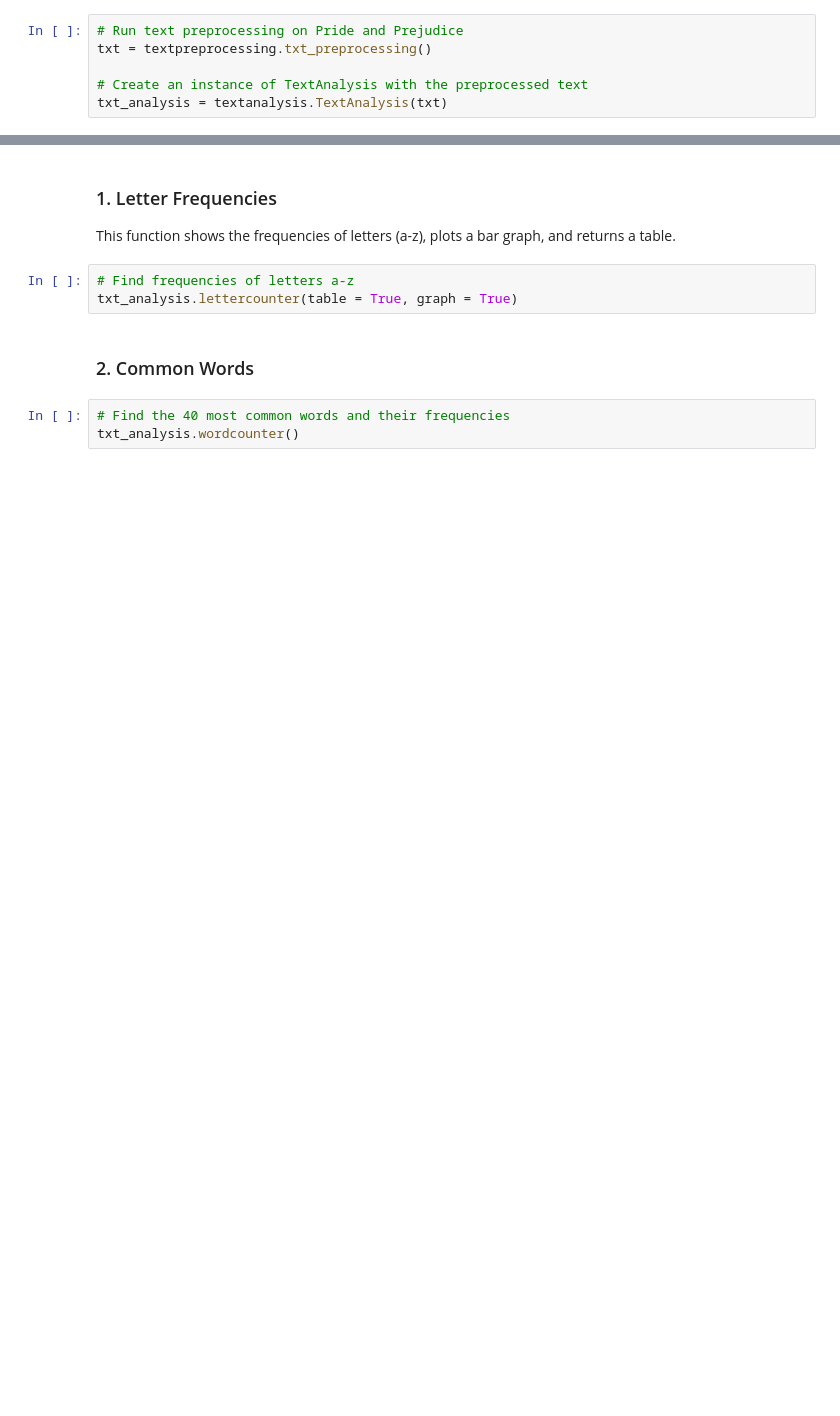
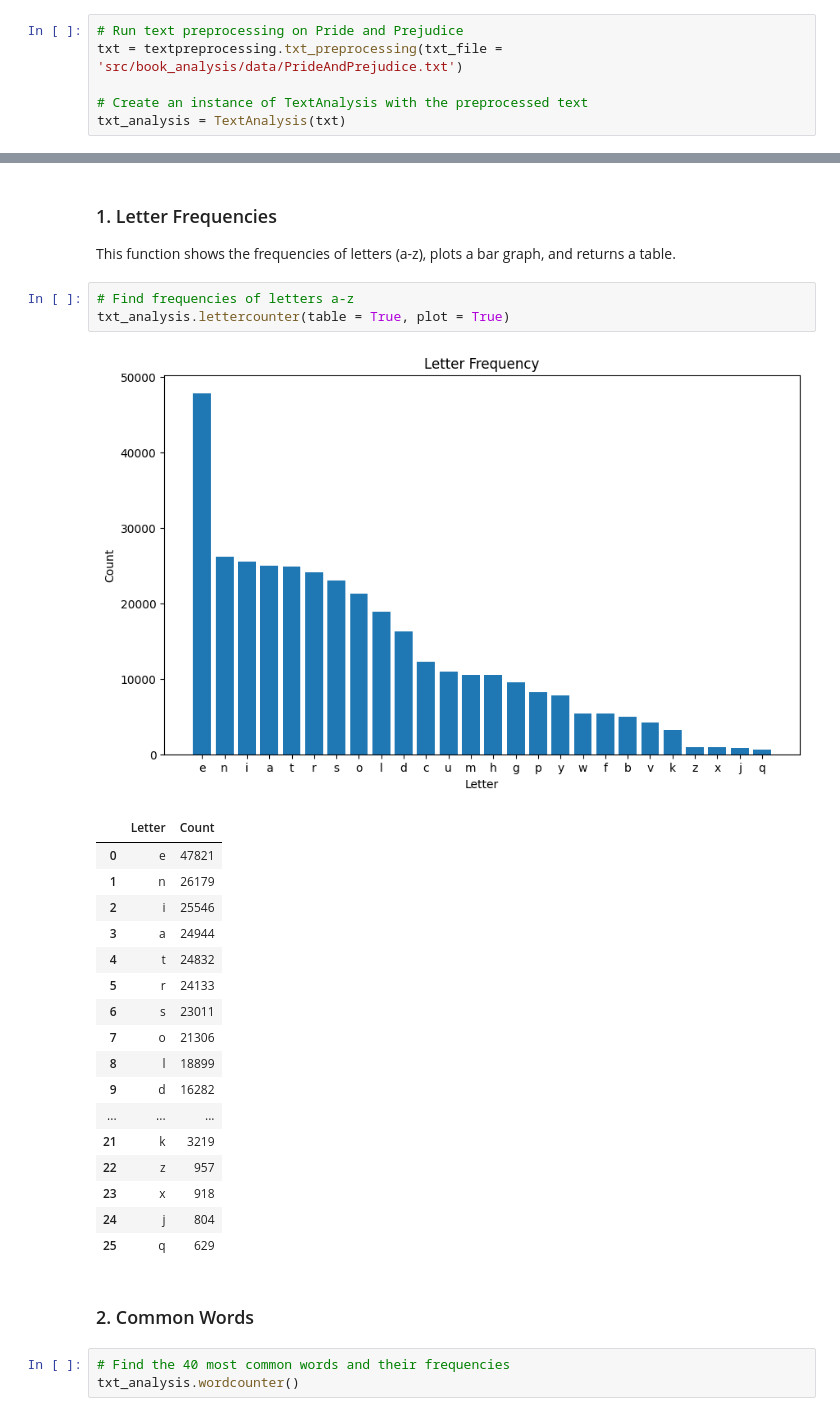
Before and after one commit to Kaxlow/dsa-gp2-books-analysis, a Jupyter notebook: FinalReport.ipynb, the cells around one changed output, grey strips where cells are left out. Saved outputs shown, nothing was run; the diff lists cells and outputs as text; blank space fills up the shorter version.

```diff
--- a/FinalReport.ipynb
+++ b/FinalReport.ipynb
@@ -20,6 +30,6 @@ from src.book_analysis import textpreprocessing
 # %%
 # Run text preprocessing on Pride and Prejudice
-txt = textpreprocessing.txt_preprocessing()
+txt = textpreprocessing.txt_preprocessing(txt_file = 'src/book_analysis/data/PrideAndPrejudice.txt')
 
 # Create an instance of TextAnalysis with the preprocessed text
-txt_analysis = textanalysis.TextAnalysis(txt)
+txt_analysis = TextAnalysis(txt)
@@ -29,7 +42,26 @@ txt_analysis = textanalysis.TextAnalysis(txt)
 This function shows the frequencies of letters (a-z), plots a bar graph, and returns a table.
 # %%
 # Find frequencies of letters a-z
-txt_analysis.lettercounter(table = True, graph = True)
+txt_analysis.lettercounter(table = True, plot = True)
+# %% [output]
+[figure, added]
+|  | Letter | Count |
+| 0 | e | 47821 |
+| 1 | n | 26179 |
+| 2 | i | 25546 |
+| 3 | a | 24944 |
+| 4 | t | 24832 |
+| 5 | r | 24133 |
+| 6 | s | 23011 |
+| 7 | o | 21306 |
+| 8 | l | 18899 |
+| 9 | d | 16282 |
+| ... | ... | ... |
+| 21 | k | 3219 |
+| 22 | z | 957 |
+| 23 | x | 918 |
+| 24 | j | 804 |
+| 25 | q | 629 |
 # %% [markdown]
 ### 2. Common Words
 # %%
```
Also changed, not shown: parts of 7 cells of this notebook.
